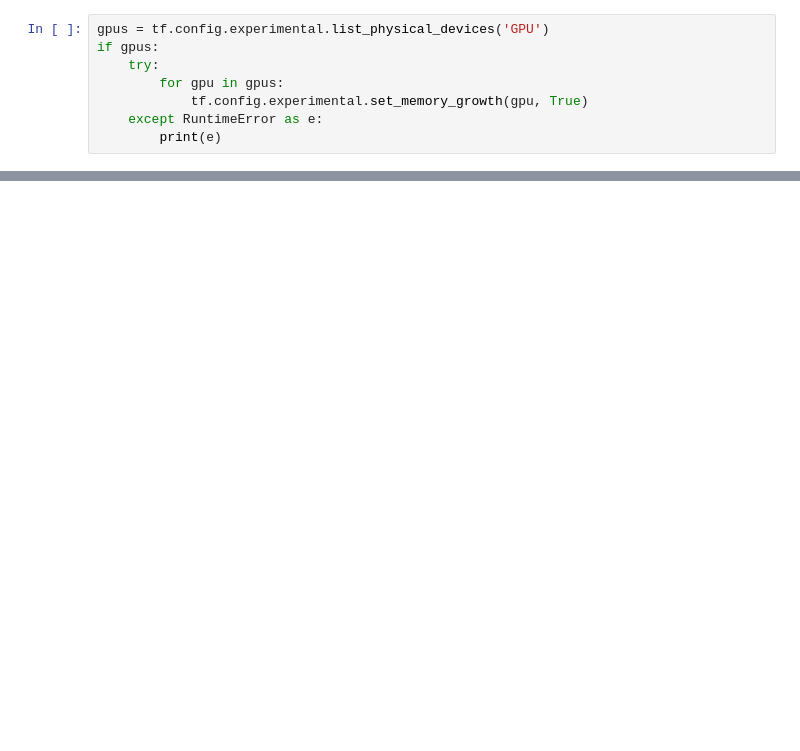
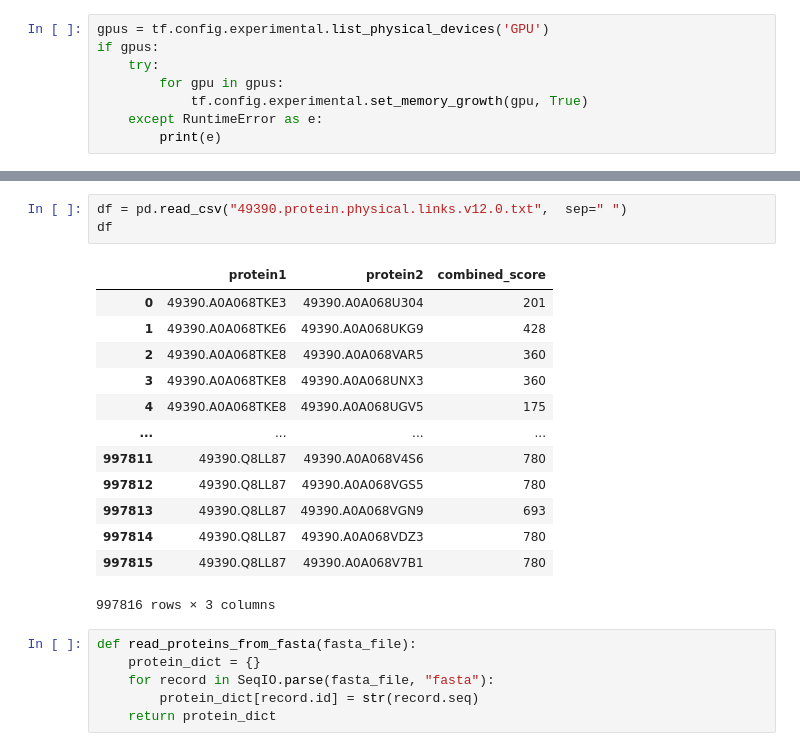
Before and after one commit to pipaber/GNN, a Jupyter notebook: proteinbert2GNN.ipynb, the cells around one changed output, grey strips where cells are left out. Saved outputs shown, nothing was run; the diff lists cells and outputs as text; blank space fills up the shorter version.

```diff
--- a/proteinbert2GNN.ipynb
+++ b/proteinbert2GNN.ipynb
@@ -129,0 +126,23 @@ MLKMLSFKLLLLAVALGFFEGDAKFGERNEGSGARRRRCLNGNPPKRLKRRDRRMMSQLELLSGGEMLCGGFYPRLSCCL
+# %%
+df = pd.read_csv("49390.protein.physical.links.v12.0.txt",  sep=" ")
+df
+# %% [output]
+|  | protein1 | protein2 | combined_score |
+| 0 | 49390.A0A068TKE3 | 49390.A0A068U304 | 201 |
+| 1 | 49390.A0A068TKE6 | 49390.A0A068UKG9 | 428 |
+| 2 | 49390.A0A068TKE8 | 49390.A0A068VAR5 | 360 |
+| 3 | 49390.A0A068TKE8 | 49390.A0A068UNX3 | 360 |
+| 4 | 49390.A0A068TKE8 | 49390.A0A068UGV5 | 175 |
+| ... | ... | ... | ... |
+| 997811 | 49390.Q8LL87 | 49390.A0A068V4S6 | 780 |
+| 997812 | 49390.Q8LL87 | 49390.A0A068VGS5 | 780 |
+| 997813 | 49390.Q8LL87 | 49390.A0A068VGN9 | 693 |
+| 997814 | 49390.Q8LL87 | 49390.A0A068VDZ3 | 780 |
+| 997815 | 49390.Q8LL87 | 49390.A0A068V7B1 | 780 |
+997816 rows × 3 columns
+# %%
+def read_proteins_from_fasta(fasta_file):
+    protein_dict = {}
+    for record in SeqIO.parse(fasta_file, "fasta"):
+        protein_dict[record.id] = str(record.seq)
+    return protein_dict
```
Also changed, not shown: parts of 16 cells of this notebook.
